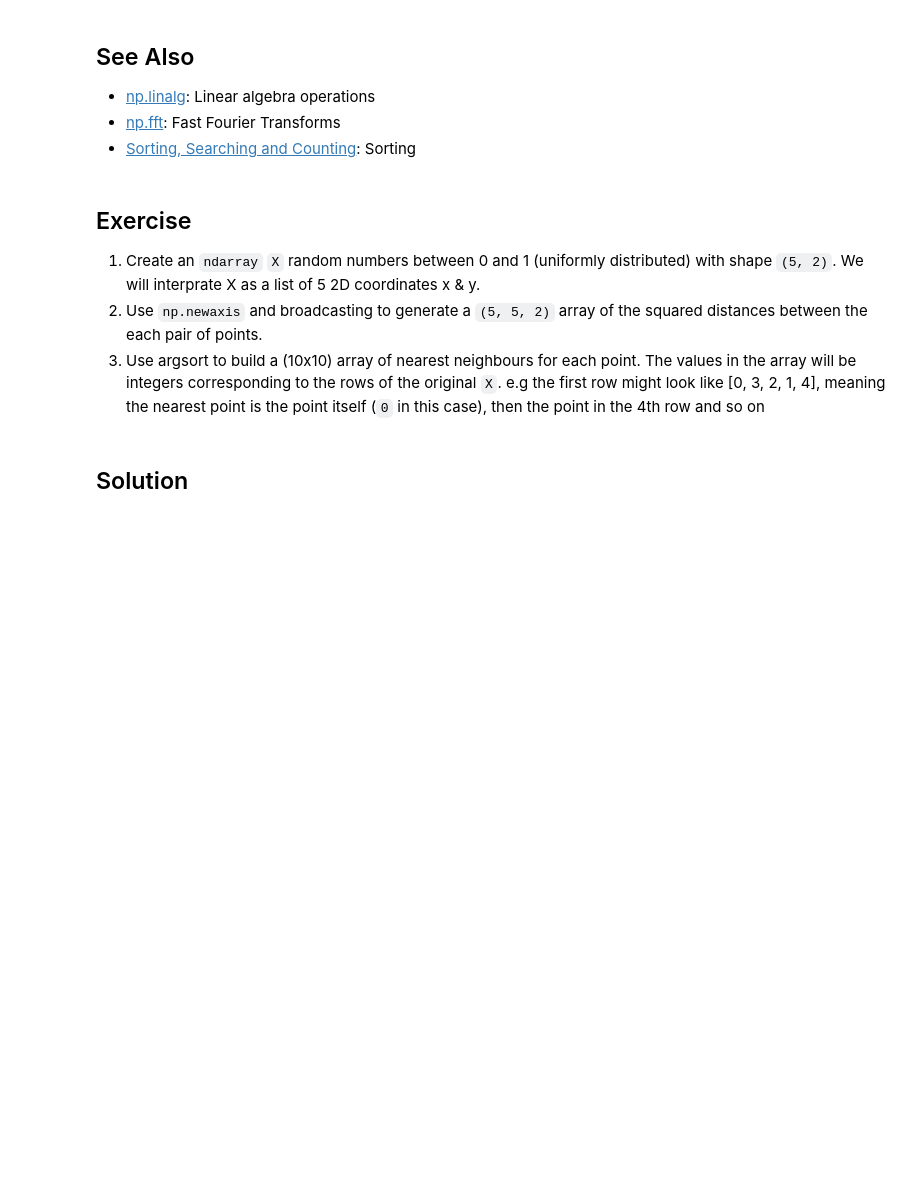
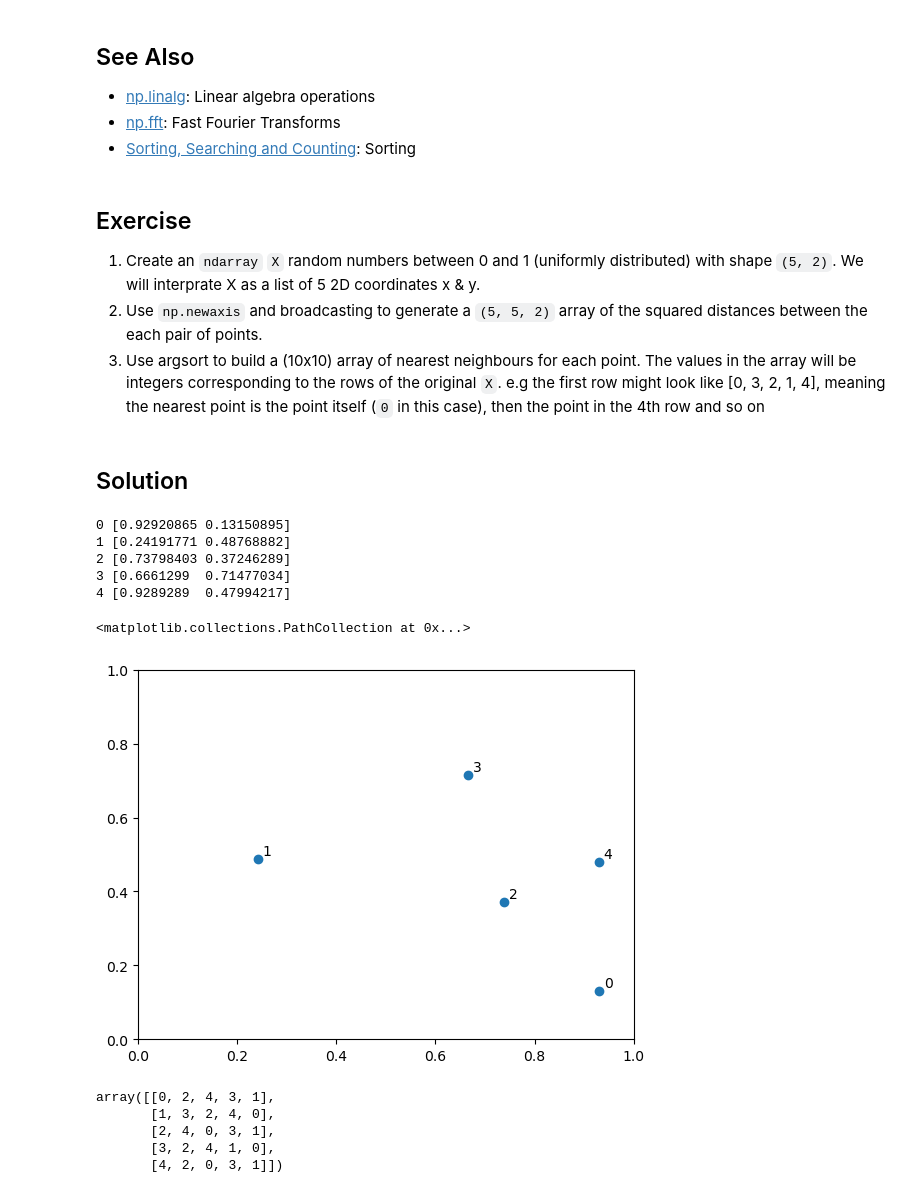
Before and after one commit to ianabc/m2pi2024, a Jupyter notebook: LectureNotes/Numpy.ipynb, the cells around one changed output. Saved outputs shown, nothing was run; the diff lists cells and outputs as text; code cells hidden in the pictures; blank space fills up the shorter version.

```diff
--- a/LectureNotes/Numpy.ipynb
+++ b/LectureNotes/Numpy.ipynb
@@ -592,3 +991,35 @@ We're partitioning along `axis=0` and we're saying that the first two entries of
 3. Use argsort to build a (10x10) array of nearest neighbours for each point. The values in the array will be integers corresponding to the rows of the original `X`. e.g the first row might look like [0, 3, 2, 1, 4], meaning the nearest point is the point itself (`0` in this case), then the point in the 4th row and so on
 # %% [markdown]
 ## Solution
+# %%
+g = np.random.default_rng()
+X = g.uniform(size=(5,2))
+points = enumerate(X)
+
+for i, p in points:
+    print(i, p)
+# %% [output]
+0 [0.92920865 0.13150895]
+1 [0.24191771 0.48768882]
+2 [0.73798403 0.37246289]
+3 [0.6661299  0.71477034]
+4 [0.9289289  0.47994217]
+# %%
+import matplotlib.pyplot as plt
+fig, ax = plt.subplots()
+ax.set_xlim(0, 1)
+ax.set_ylim(0, 1)
+[ax.annotate(i, (p[0]+0.01, p[1]+0.01)) for i, p in enumerate(X)]
+ax.scatter(X[:,0], X[:,1])
+# %% [output]
+<matplotlib.collections.PathCollection at 0x...>
+[figure, added]
+# %%
+distances = ((X[np.newaxis, : , :] - X[:, np.newaxis, :])** 2).sum(axis=-1)
+np.argsort(distances)
+# %% [output]
+array([[0, 2, 4, 3, 1],
+       [1, 3, 2, 4, 0],
+       [2, 4, 0, 3, 1],
+       [3, 2, 4, 1, 0],
+       [4, 2, 0, 3, 1]])
```
Also changed, not shown: parts of 94 cells of this notebook, 2 other files.
